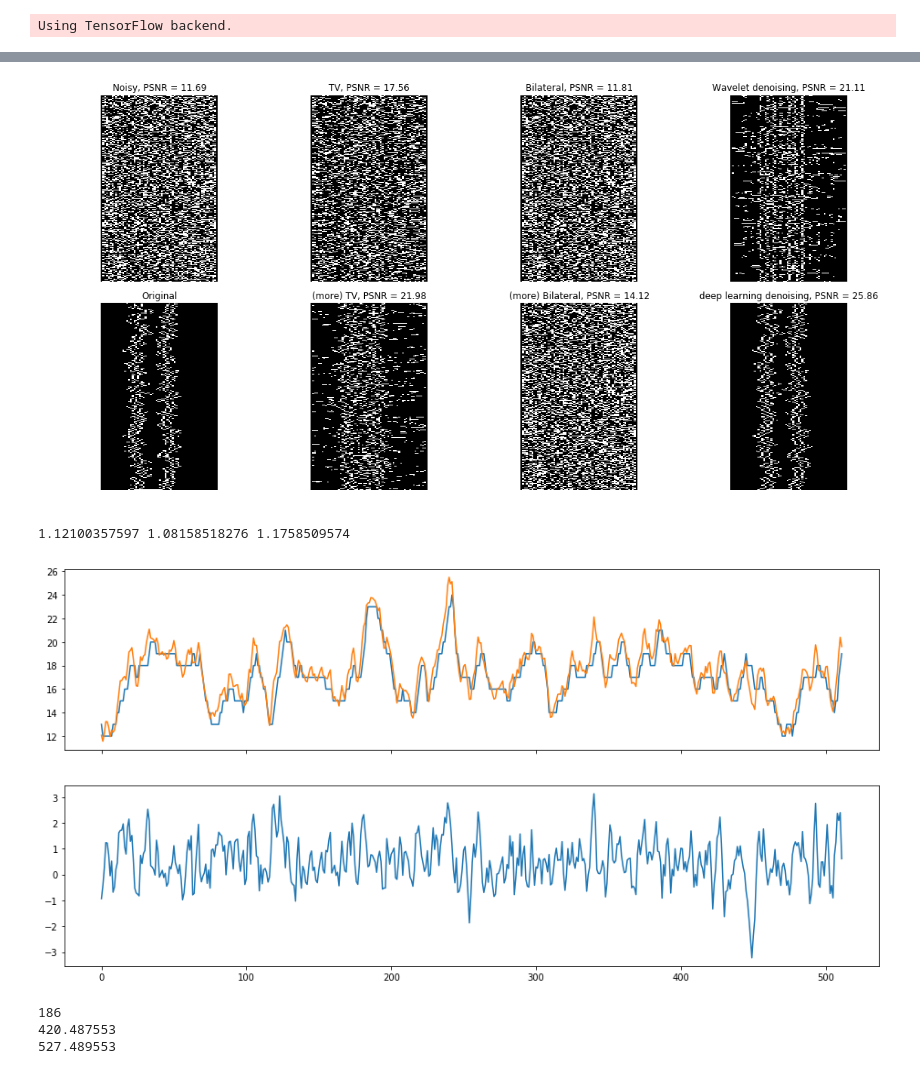
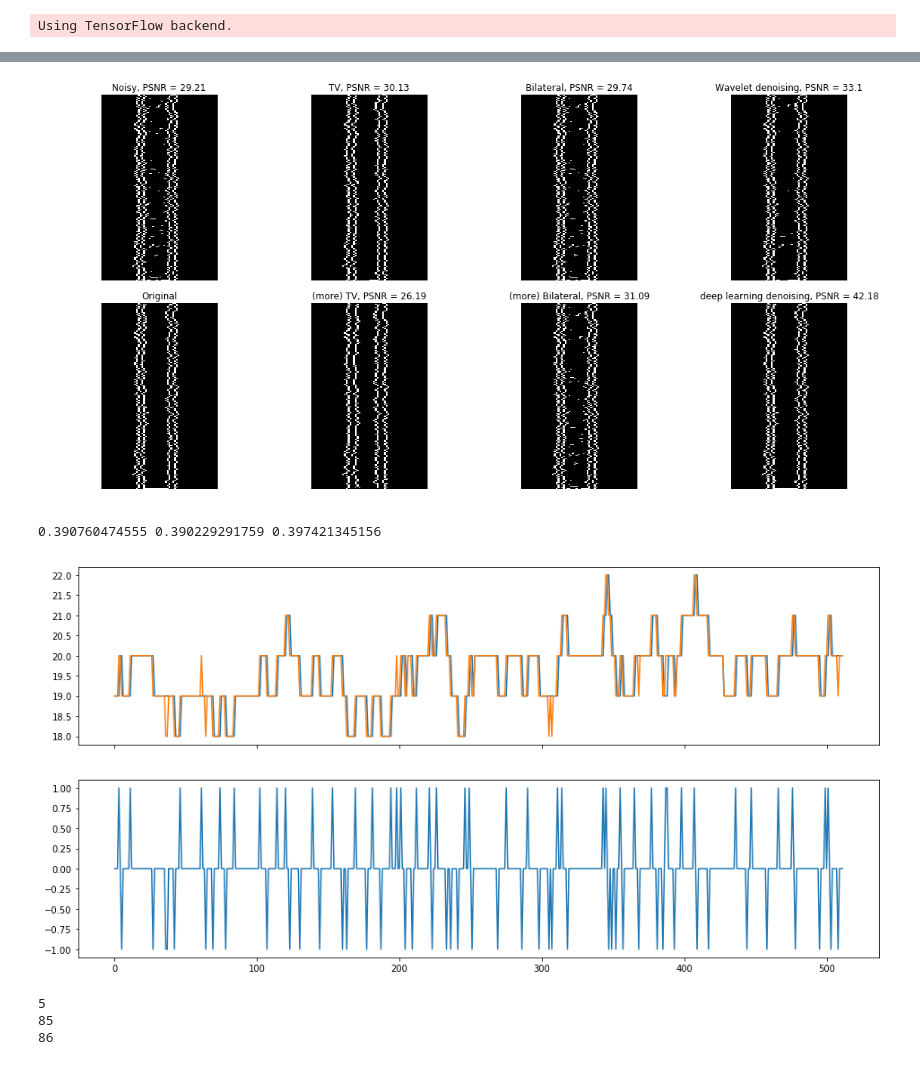
Before and after one commit to narendrachaudhary51/LER_machine_learning, a Jupyter notebook: neural_nets/nnet_prediction.ipynb, the cells around one changed output, grey strips where cells are left out. Saved outputs shown, nothing was run; the diff lists cells and outputs as text; code cells hidden in the pictures.

Commit message:
Made changes in nnet_test

```diff
--- a/neural_nets/nnet_prediction.ipynb
+++ b/neural_nets/nnet_prediction.ipynb
@@ -12,23 +13,23 @@ from PIL import Image
 # %% [output]
 Using TensorFlow backend.
 # %%
-#path = '/home/grads/n/narendra5/Desktop/Programs/LER_machine_learning/'
-path = r"C:\\Users\\narendra\\Documents\\LER\\LER_machine_learning\\"
-model = load_model(path + r'models\\' + 'full_run1_epoch_4.h5')
+path = '/home/grads/n/narendra5/Desktop/Programs/LER_machine_learning/'
+#path = r"C:\\Users\\narendra\\Documents\\LER\\LER_machine_learning\\"
+#model = load_model(path + r'models\\' + 'full_run1_epoch_4.h5')
 
-#model = load_model(path + 'models/' + 'nnet_test_run_4.h5')
+model = load_model(path + 'models/' + 'full_run1_epoch_4.h5')
 
-sigma = 1.2
+sigma = 0.4
 alpha = 0.9
 Xi = 10
 width = 20
 space = 20
-noise = 3
+noise = 200
 shift = math.floor(-25 + (width + space/2 + Xi + alpha*10 + sigma*10)%16)
 
 
-original_file = path + 'original_images\\oim_' + "{:.2g}".format(sigma*1e-09) + '_' + str(alpha) + '_' + "{0:.2g}".format(Xi*1e-09) + '_' + str(width) + '_' + str(space) + '_' + str(-shift) + '.tiff'
-noisy_file = path + 'noisy_images\\nim_' + "{0:.2g}".format(sigma*1e-09) + '_' + str(alpha) + '_' + "{0:.2g}".format(Xi*1e-09) + '_' + str(width) + '_' + str(space) + '_' + str(-shift) + '_' + str(noise) + '.tiff'
+original_file = path + 'original_images/oim_' + "{:.2g}".format(sigma*1e-09) + '_' + str(alpha) + '_' + "{0:.2g}".format(Xi*1e-09) + '_' + str(width) + '_' + str(space) + '_' + str(-shift) + '.tiff'
+noisy_file = path + 'noisy_images/nim_' + "{0:.2g}".format(sigma*1e-09) + '_' + str(alpha) + '_' + "{0:.2g}".format(Xi*1e-09) + '_' + str(width) + '_' + str(space) + '_' + str(-shift) + '_' + str(noise) + '.tiff'
 
 im = np.array(Image.open(original_file))
 imnoisy = np.array(Image.open(noisy_file))
@@ -240,53 +241,54 @@ fig.tight_layout()
 
 plt.show()
 # %% [output]
-[figure, old version]
+[figure, new version]
 # %%
 from skimage.filters import roberts, sobel, scharr
 
 edge_sobel = sobel(im)
 
-linescan_file = path + 'linescans\\linescan_' + "{:.2g}".format(sigma*1e-09) + '_' + str(alpha) + '_' + "{0:.2g}".format(Xi*1e-09) + '_' + str(width) + '_' + str(space) + '.txt'
+#linescan_file = path + 'linescans\\linescan_' + "{:.2g}".format(sigma*1e-09) + '_' + str(alpha) + '_' + "{0:.2g}".format(Xi*1e-09) + '_' + str(width) + '_' + str(space) + '.txt'
+linescan_file = path + 'linescans/linescan_' + "{:.2g}".format(sigma*1e-09) + '_' + str(alpha) + '_' + "{0:.2g}".format(Xi*1e-09) + '_' + str(width) + '_' + str(space) + '.txt'
+
 linescan = []
 with open(linescan_file,'r') as f:
     for line in f:
         a, b = line.split(',')
         linescan.append(float(b))
 
 
 linescan = linescan[:2048]
 
 leftline = np.array(linescan[:1024])
 rightline = linescan[1024:]
 rightline.reverse()
 rightline = np.array(rightline)
 
 leftline = leftline + shift
 rightline = rightline + shift
 
 fig, ax = plt.subplots(nrows=2, ncols=1, figsize=(16, 8),sharex=True, sharey=False)
 
-
 ledge1 = np.argmax(edges_im, axis = 1)[256:768]
 ledge2 = np.argmax(edges_impredict, axis = 1)[256:768]
-print(np.std(ledge1)/2, np.std(ledge2)/2, np.std(leftline[256:768])/2)
+print(np.std(ledge1)/2, np.std(ledge2)/2, np.std(leftline[256:768].astype(int))/2)
 
 #ax[0].plot(ledge1)
-ax[0].plot(ledge2)
-ax[0].plot(leftline[256:768])
+ax[0].plot(ledge1)
+ax[0].plot(leftline[256:768].astype(int))
 
-ax[1].plot(leftline[256:768] - ledge2)
+ax[1].plot(leftline[256:768].astype(int) - ledge1)
 plt.show()
 
 print(np.sum((ledge1 - ledge2)**2))
-print(np.sum((leftline[256:768] - ledge1)**2))
-print(np.sum((leftline[256:768] - ledge2)**2))
+print(np.sum((leftline[256:768].astype(int) - ledge1)**2))
+print(np.sum((leftline[256:768].astype(int) - ledge2)**2))
 # %% [output]
-1.12100357597 1.08158518276 1.1758509574
+0.390760474555 0.390229291759 0.397421345156
-[figure, old version]
+[figure, new version]
-186
-420.487553
-527.489553
+5
+85
+86
 # %%
 edge_roberts = roberts(im)
 edge_sobel = sobel(im)
```
Also changed, not shown: parts of 5 cells of this notebook, 1 other file.
